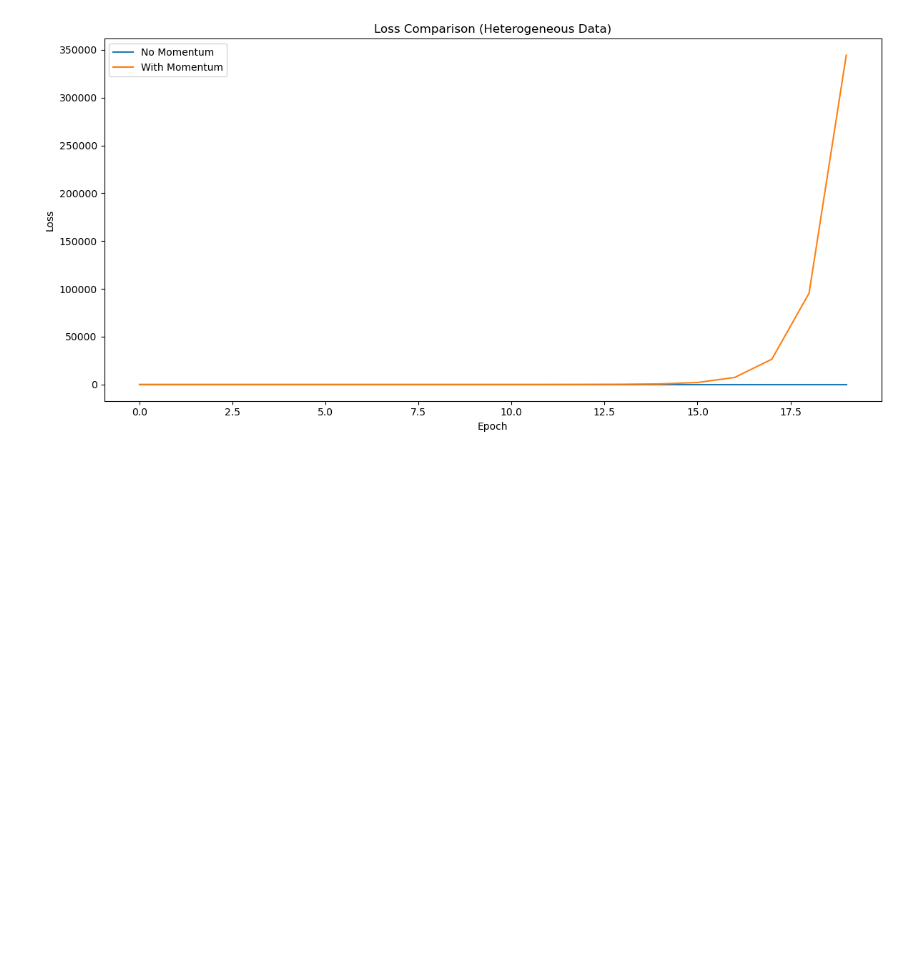
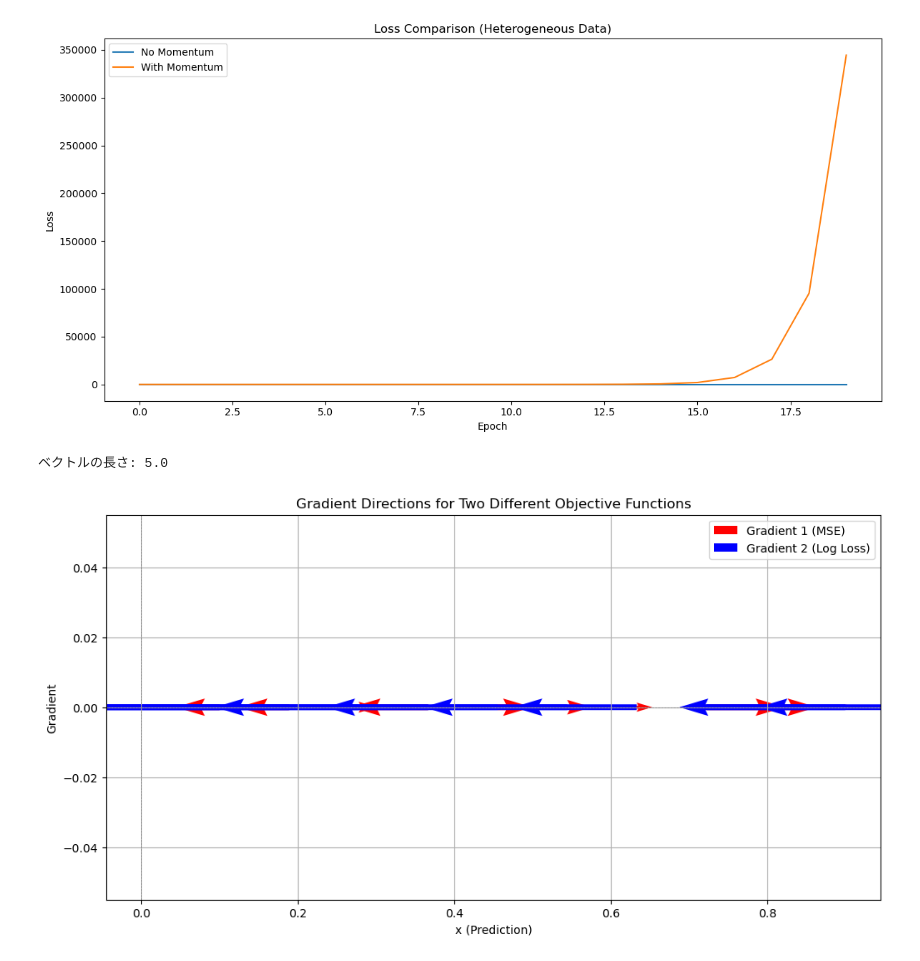
Before and after one commit to Masuda-Shinnosuke/decentralized_learning_random_walk, a Jupyter notebook: ex.ipynb, the cells around one changed output. Drawn from its saved outputs; the diff is of its cells as text; code cells hidden in the pictures; blank space fills up the shorter version.

```diff
--- a/ex.ipynb
+++ b/ex.ipynb
@@ -645,0 +648,3 @@ Epoch 20 (With Momentum) - Gradient: 0.013105037565062866, Update: -479.12635367
+# %%
+x = np.array([3,4])
+y = np.array([20,21])
@@ -645,0 +654,60 @@ Epoch 20 (With Momentum) - Gradient: 0.013105037565062866, Update: -479.12635367
+# %%
+import numpy as np
+
+a = np.array([3,4])
+length = np.linalg.norm(a)
+
+print("ベクトルの長さ:", length)
+# %% [output]
+ベクトルの長さ: 5.0
+# %%
+import numpy as np
+import matplotlib.pyplot as plt
+
+# 目的関数1: 平均二乗誤差（MSE）を基にした目的関数
+def objective_function_1(x, y):
+    return np.mean((x - y) ** 2)
+
+# 目的関数2: 対数誤差（Logarithmic Loss）を基にした目的関数
+def objective_function_2(x, y):
+    # 小さい値を防ぐためのオフセットを追加
+    eps = 1e-7
+    return -np.mean(y * np.log(x + eps) + (1 - y) * np.log(1 - x + eps))
+
+# 勾配計算（数値的な微分）
+def compute_gradient(func, x, y, epsilon=1e-5):
+    grad = np.zeros_like(x)
+    for i in range(len(x)):
+        x_plus = x.copy()
+        x_minus = x.copy()
+        x_plus[i] += epsilon
+        x_minus[i] -= epsilon
+        grad[i] = (func(x_plus, y) - func(x_minus, y)) / (2 * epsilon)
+    return grad
+
+# サンプルデータ（異質性を反映）
+x = np.linspace(0.1, 0.9, 10)  # モデルの予測値
+y1 = np.random.uniform(0, 1, 10)  # データセット1 (連続値)
+y2 = np.random.choice([0, 1], size=10)  # データセット2 (二値分類)
+
+# 勾配の計算
+grad_1 = compute_gradient(objective_function_1, x, y1)
+grad_2 = compute_gradient(objective_function_2, x, y2)
+
+# 可視化
+plt.figure(figsize=(12, 6))
+
+# 目的関数の勾配の方向を比較
+plt.quiver(x, np.zeros_like(x), grad_1, np.zeros_like(x), angles='xy', scale_units='xy', scale=1, color='r', label='Gradient 1 (MSE)')
+plt.quiver(x, np.zeros_like(x), grad_2, np.zeros_like(x), angles='xy', scale_units='xy', scale=1, color='b', label='Gradient 2 (Log Loss)')
+
+plt.axhline(0, color='gray', linestyle='--', linewidth=0.5)
+plt.axvline(0, color='gray', linestyle='--', linewidth=0.5)
+plt.title("Gradient Directions for Two Different Objective Functions")
+plt.xlabel("x (Prediction)")
+plt.ylabel("Gradient")
+plt.legend()
+plt.grid()
+plt.show()
+# %% [output]
+[figure, added]
```
Also changed, not shown: parts of 2 cells of this notebook, 3 other files.
